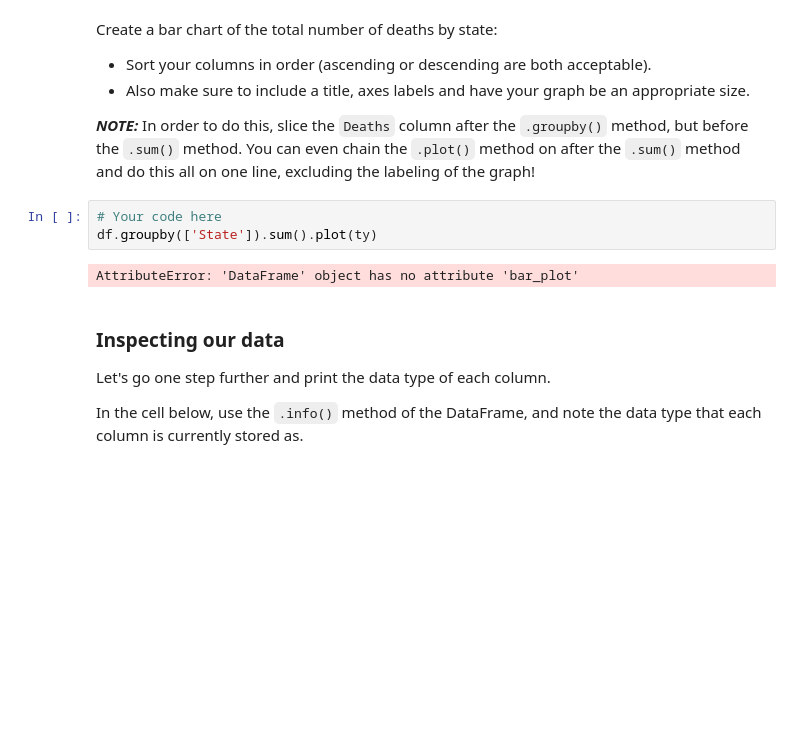
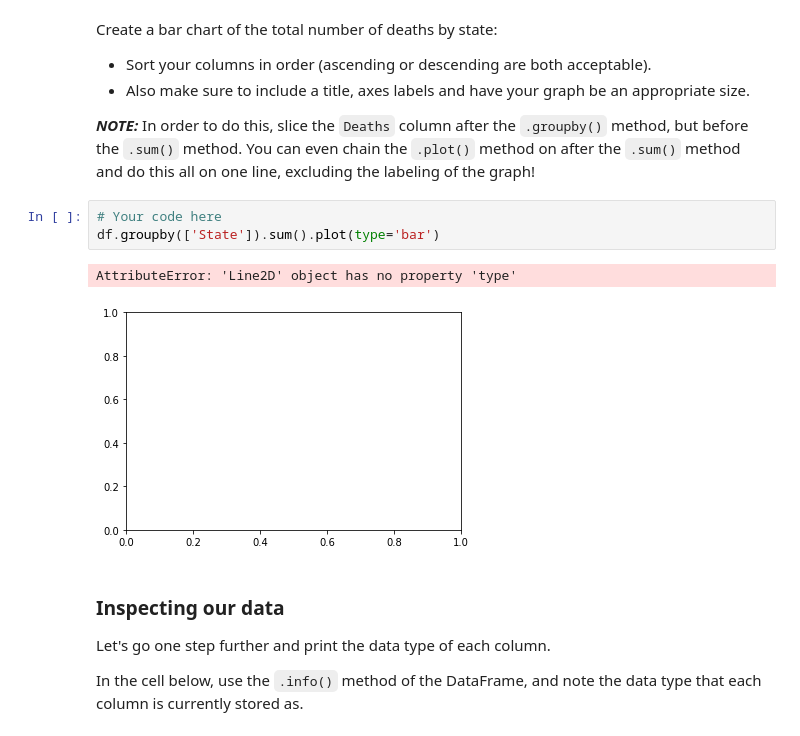
Before and after one commit to CaryMosley/dsc-pivot-tables-pandas-lab-nyc-ds-021720, a Jupyter notebook: index.ipynb, the cells around one changed output. Cells and saved outputs as stored; diff of their text form; blank space fills up the shorter version.

```diff
--- a/index.ipynb
+++ b/index.ipynb
@@ -111,9 +111,10 @@ Create a bar chart of the total number of deaths by state:
 **_NOTE:_** In order to do this, slice the `Deaths` column after the `.groupby()` method, but before the `.sum()` method.  You can even chain the `.plot()` method on after the `.sum()` method and do this all on one line, excluding the labeling of the graph!
 # %%
 # Your code here
-df.groupby(['State']).sum().plot(ty)
+df.groupby(['State']).sum().plot(type='bar')
 # %% [output]
-AttributeError: 'DataFrame' object has no attribute 'bar_plot'
+AttributeError: 'Line2D' object has no property 'type'
+[figure, added]
 # %% [markdown]
 ### Inspecting our data
 
```
